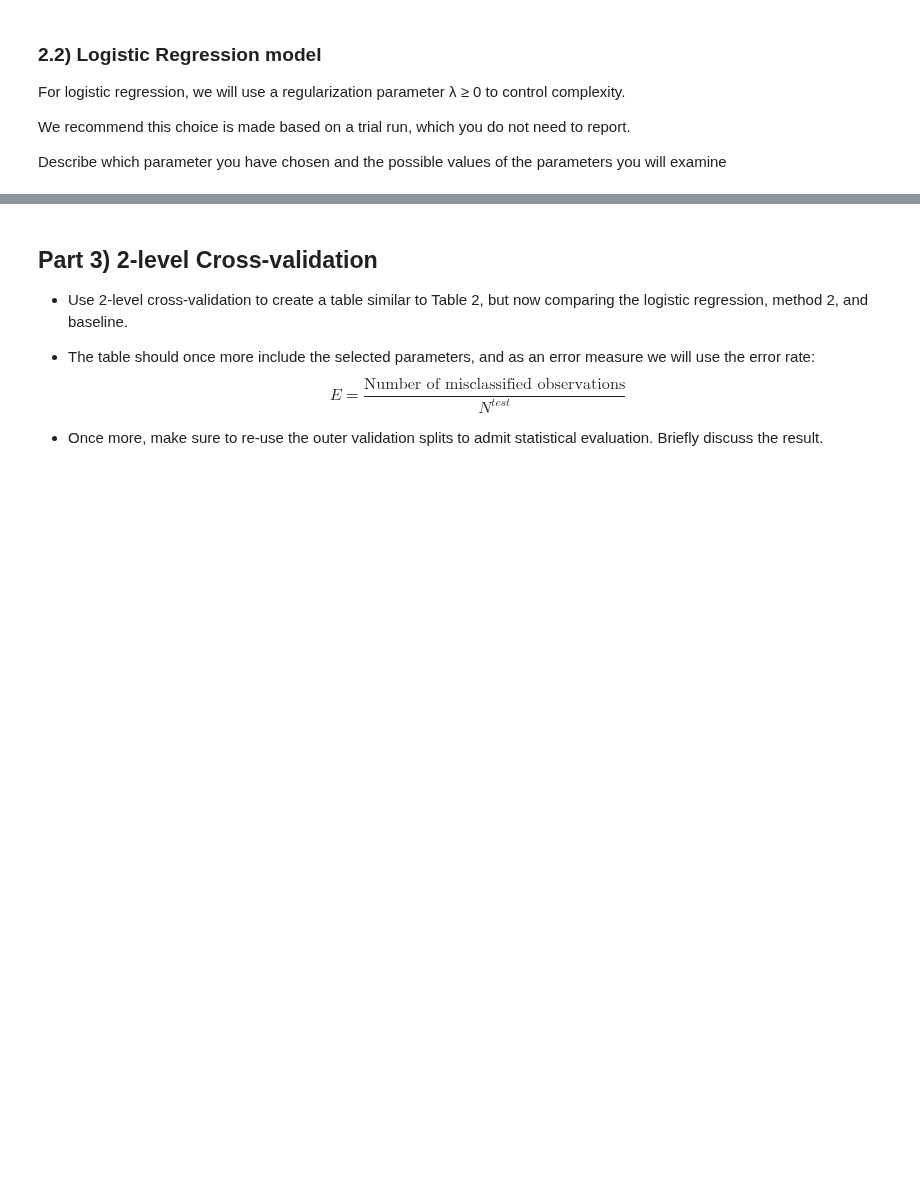
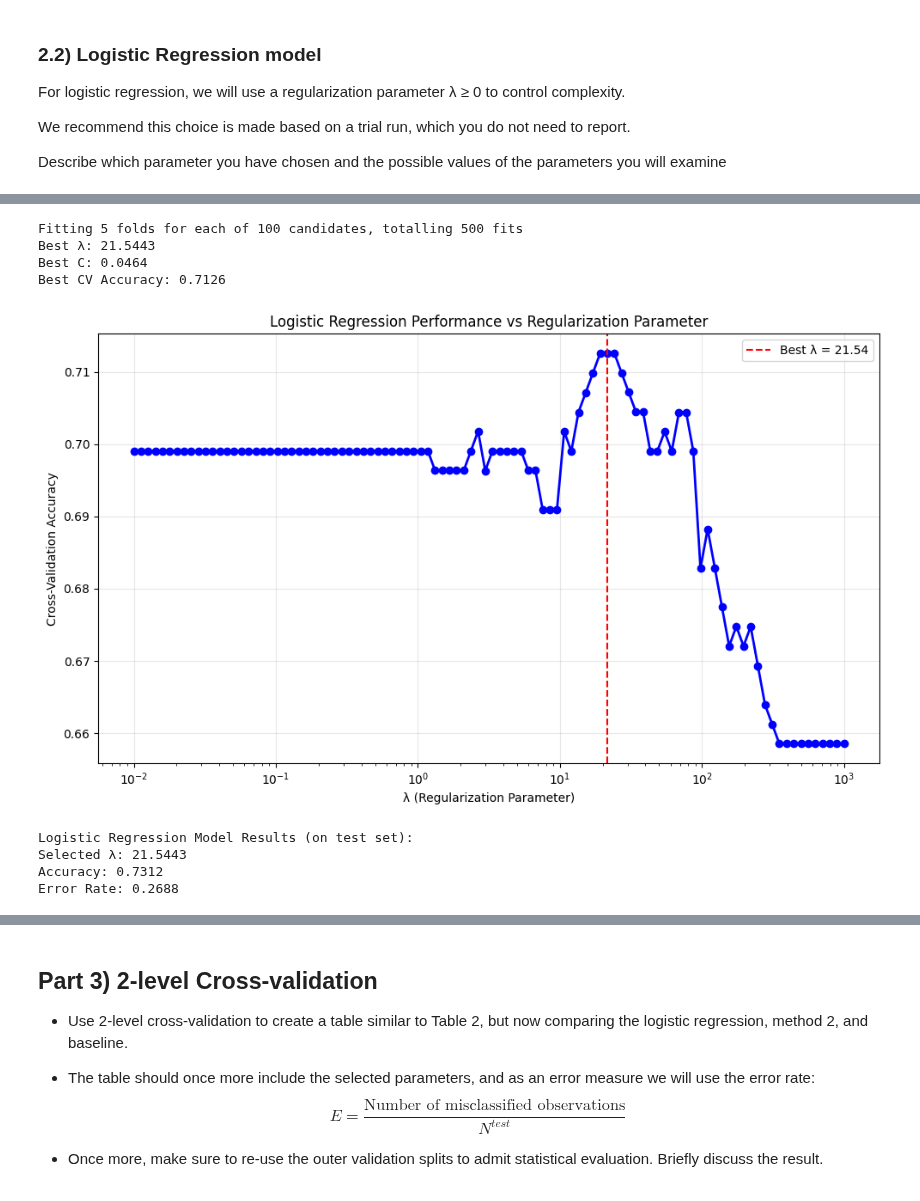
Before and after one commit to rifolio/dtu-projects-2025-autumn, a Jupyter notebook: machine-learning/project-2-parallel/classification.ipynb, the cells around one changed output, grey strips where cells are left out. Cells and saved outputs as stored; diff of their text form; code cells hidden in the pictures; blank space fills up the shorter version.

```diff
--- a/machine-learning/project-2-parallel/classification.ipynb
+++ b/machine-learning/project-2-parallel/classification.ipynb
@@ -234 +149,70 @@ For 2-level cross-validation, we will examine:
+# %%
+from sklearn.linear_model import LogisticRegression
+from sklearn.model_selection import GridSearchCV
+
+# Test lambda values from 0.01 to 1000 on a log scale
+lambda_values = np.logspace(-2, 3, 100)
+
+# Grid Search Cross validation handles everything: tuning + cross-validation (5-fold)
+grid_search = GridSearchCV(
+    LogisticRegression(max_iter=1000, random_state=42),
+    {'C': 1 / lambda_values},
+    cv=5,
+    scoring='accuracy',
+    n_jobs=-1,  # Parallel processing
+    verbose=1
+)
+
+grid_search.fit(X_train, y_train)
+
+# Extract results
+BEST_C = grid_search.best_params_['C']
+BEST_LAMBDA = 1 / BEST_C
+best_log_reg_score = grid_search.best_score_
+
+print(f"Best λ: {BEST_LAMBDA:.4f}")
+print(f"Best C: {BEST_C:.4f}")
+print(f"Best CV Accuracy: {best_log_reg_score:.4f}")
+# %% [output]
+Fitting 5 folds for each of 100 candidates, totalling 500 fits
+Best λ: 21.5443
+Best C: 0.0464
+Best CV Accuracy: 0.7126
+# %%
+import matplotlib.pyplot as plt
+
+# Visualize the relationship between lambda and performance
+results_df = pd.DataFrame(grid_search.cv_results_)
+plt.figure(figsize=(10, 6))
+plt.semilogx(1 / results_df['param_C'], results_df['mean_test_score'], 'b-o', linewidth=2)
+plt.axvline(x=BEST_LAMBDA, color='r', linestyle='--', label=f'Best λ = {BEST_LAMBDA:.2f}')
+
+plt.title("Logistic Regression Performance vs Regularization Parameter", fontsize=12)
+plt.xlabel('λ (Regularization Parameter)')
+plt.ylabel("Cross-Validation Accuracy")
+plt.grid(True, alpha=0.3)
+plt.legend()
+plt.tight_layout()
+plt.show()
+# %% [output]
+[figure, added]
+# %%
+# Train final model with best parameter
+log_reg_lambda = LogisticRegression(C=BEST_C, max_iter=1000, random_state=42)
+log_reg_lambda.fit(X_train, y_train)
+
+# Evaluate on test set
+log_reg_predictions = log_reg_lambda.predict(X_test)
+log_reg_accuracy = log_reg_lambda.score(X_test, y_test)
+log_reg_error_rate = 1 - log_reg_accuracy
+
+print("Logistic Regression Model Results (on test set):")
+print(f"Selected λ: {round(BEST_LAMBDA, 4)}")
+print(f"Accuracy: {round(log_reg_accuracy, 4)}")
+print(f"Error Rate: {round(log_reg_error_rate, 4)}")
+# %% [output]
+Logistic Regression Model Results (on test set):
+Selected λ: 21.5443
+Accuracy: 0.7312
+Error Rate: 0.2688
 # %% [markdown]
```
Also changed, not shown: parts of 45 cells of this notebook, 1 other file.
